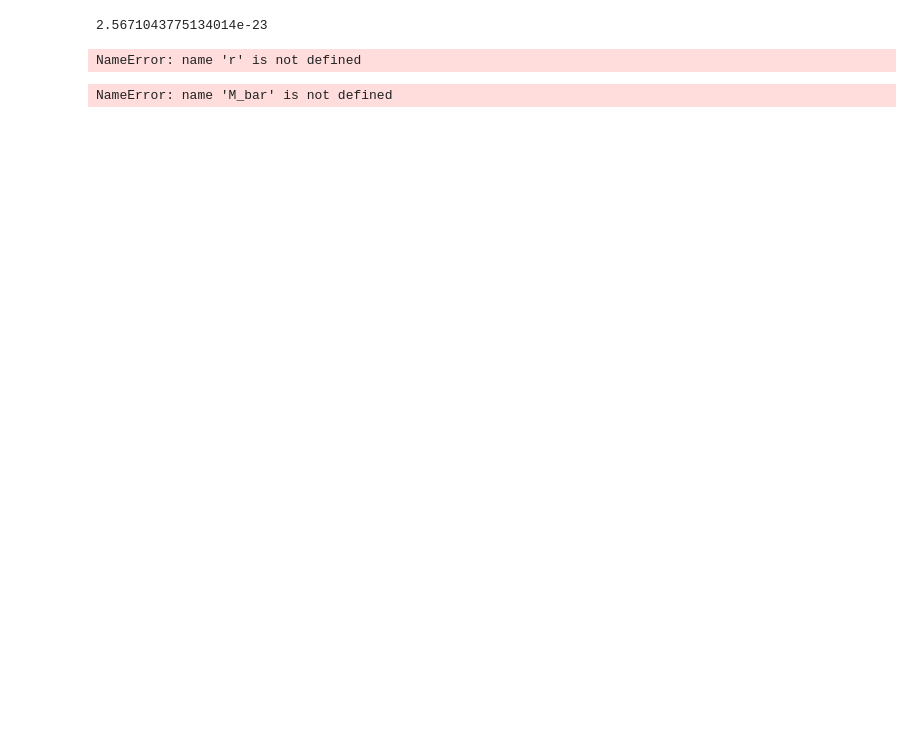
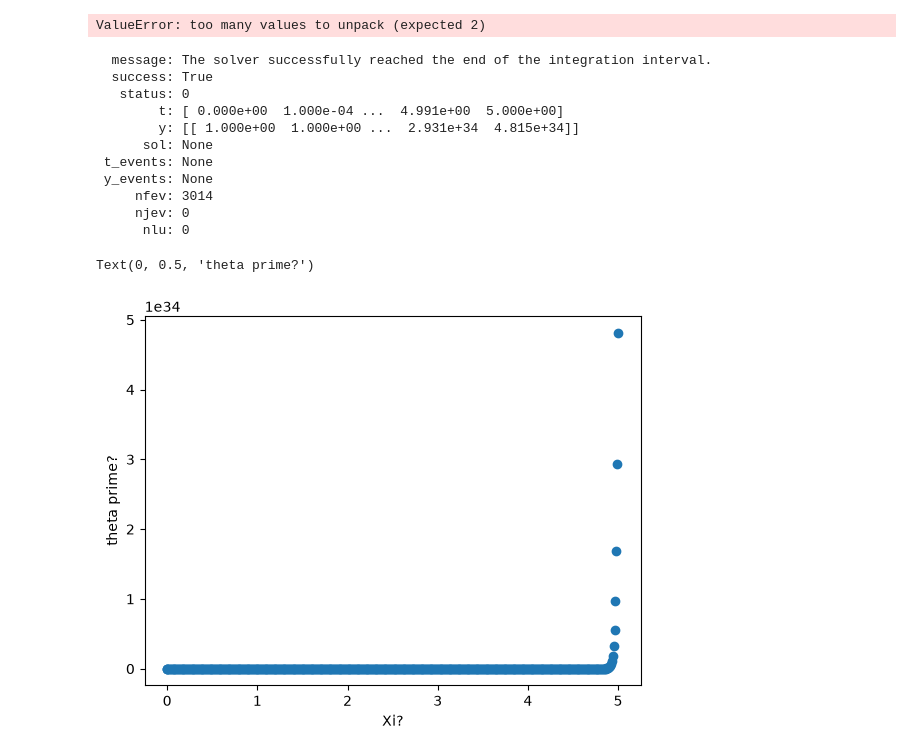
Before and after one commit to ThomasJenkins-phys/Comproj, a Jupyter notebook: Computing Project.ipynb, the cells around one changed output. Drawn from its saved outputs; the diff is of its cells as text; code cells hidden in the pictures; blank space fills up the shorter version.

Commit message:
Working Lane-Emden

```diff
--- a/Computing Project.ipynb
+++ b/Computing Project.ipynb
@@ -15,8 +15,10 @@ import scipy as sci
 c = cst.c.value # speed of light
 atomic_ratio = 2
 m_N = (cst.m_n.value + cst.m_p.value)/2
-gamma = 2
+gamma = 5/3
 R_0 = (cst.G.value * cst.M_sun.value) / (c**2)
+eps_0 = 0.013
+
 
 
 def K_nr(eps_0):
@@ -28,30 +30,63 @@ def beta_nr(eps_0):
 def alpha_nr(eps_0):
     return R_0 / ((K_nr(eps_0) * eps_0**(1/gamma))**(1 - gamma))
 
-print(K_nr(10))
 
-
-def dH_dr(eqns, Gamma, Alpha, Beta, eps_0):
-    Arr = ([(-Alpha(eps_0) * eqns[1]** (1/Gamma) * eqns[0]) / r**2 ,
-            Beta(eps_0) * r**2 * (eqns[1])**(1/Gamma)])
+def dH_dr(t, eqns, Gamma, Alpha, Beta, eps_0):
+    Arr = [(-Alpha(eps_0) * eqns[1]** (1/Gamma) * eqns[0]) / t**2 ,
+            Beta(eps_0) * t**2 * (eqns[1])**(1/Gamma)]
     return np.array(Arr)
 
 ##################################################################
-# %% [output]
-2.5671043775134014e-23
 # %%
-X = np.array([0, 26]) # X = [M_bar,P_bar] <---- initial conditions
+X = np.array([0, 1]) # X = [M_bar,P_bar] <---- initial conditions
 
 
 r_s = np.linspace(0, 0.01,  10) # range of r values to use
-X0 = np.array([0, 500000]) # initial conditions (where we're starting from)
 
-sci.integrate.solve_ivp(dH_dr(X, Gamma = gamma, Alpha = alpha_nr, Beta = beta_nr, eps_0 = 10), [0, 20], X0, method= 'RK45')
 
-M_bar, P_bar = X.T
+solution = sci.integrate.solve_ivp(dH_dr, y0 = X, t_span = [0.1,10000], vectorized = True, args = (gamma, alpha_nr, beta_nr, eps_0))
+
+#
+M_bar, P_bar = solution
+
+print(M_bar)
 # %% [output]
-NameError: name 'r' is not defined
+ValueError: too many values to unpack (expected 2)
-# %%
-plt.plot(M_bar, P_bar)
-# %% [output]
-NameError: name 'M_bar' is not defined
+# %%
+def Lane_Emden(t, eqns, n):
+    coupling = np.array([eqns[0]/(t**2), -eqns[1]**n * t**2])
+    return coupling
+
+
+
+X = np.array([0]) # <---- initial conditions
+
+n = 5/2
+
+
+def test_DE(t, initial_values, n):
+    coupling = initial_values*t**n
+    return coupling
+
+solution = sci.integrate.solve_ivp(test_DE, y0 = [1], t_span = [0,5], max_step = 0.01,  args = (n,))
+
+
+print(solution)
+
+plt.scatter(solution.t, solution.y[0])
+plt.xlabel('Xi?')
+plt.ylabel('theta prime?')
+# %% [output]
+  message: The solver successfully reached the end of the integration interval.
+  success: True
+   status: 0
+        t: [ 0.000e+00  1.000e-04 ...  4.991e+00  5.000e+00]
+        y: [[ 1.000e+00  1.000e+00 ...  2.931e+34  4.815e+34]]
+      sol: None
+ t_events: None
+ y_events: None
+     nfev: 3014
+     njev: 0
+      nlu: 0
+Text(0, 0.5, 'theta prime?')
+[figure, added]
```
Also changed, not shown: parts of 3 cells of this notebook.
